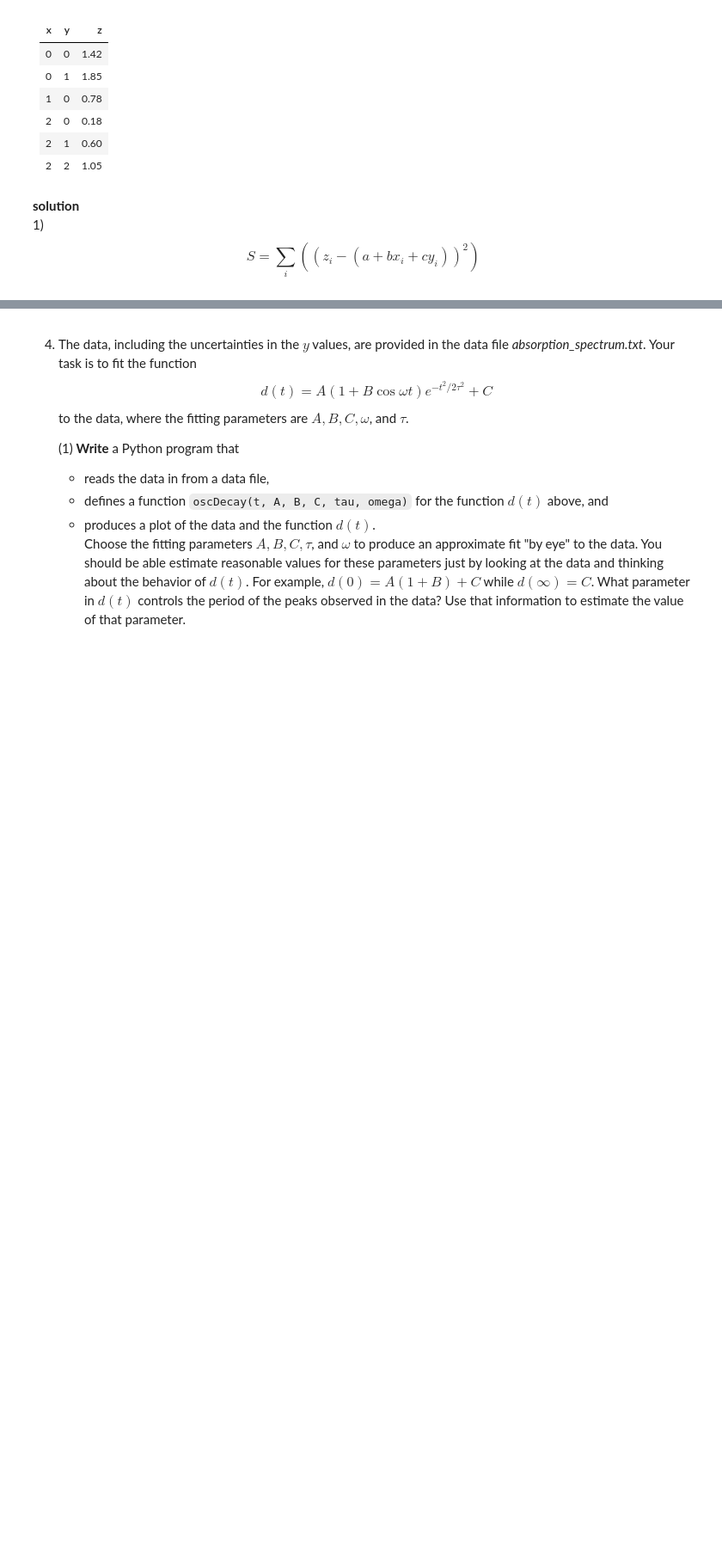
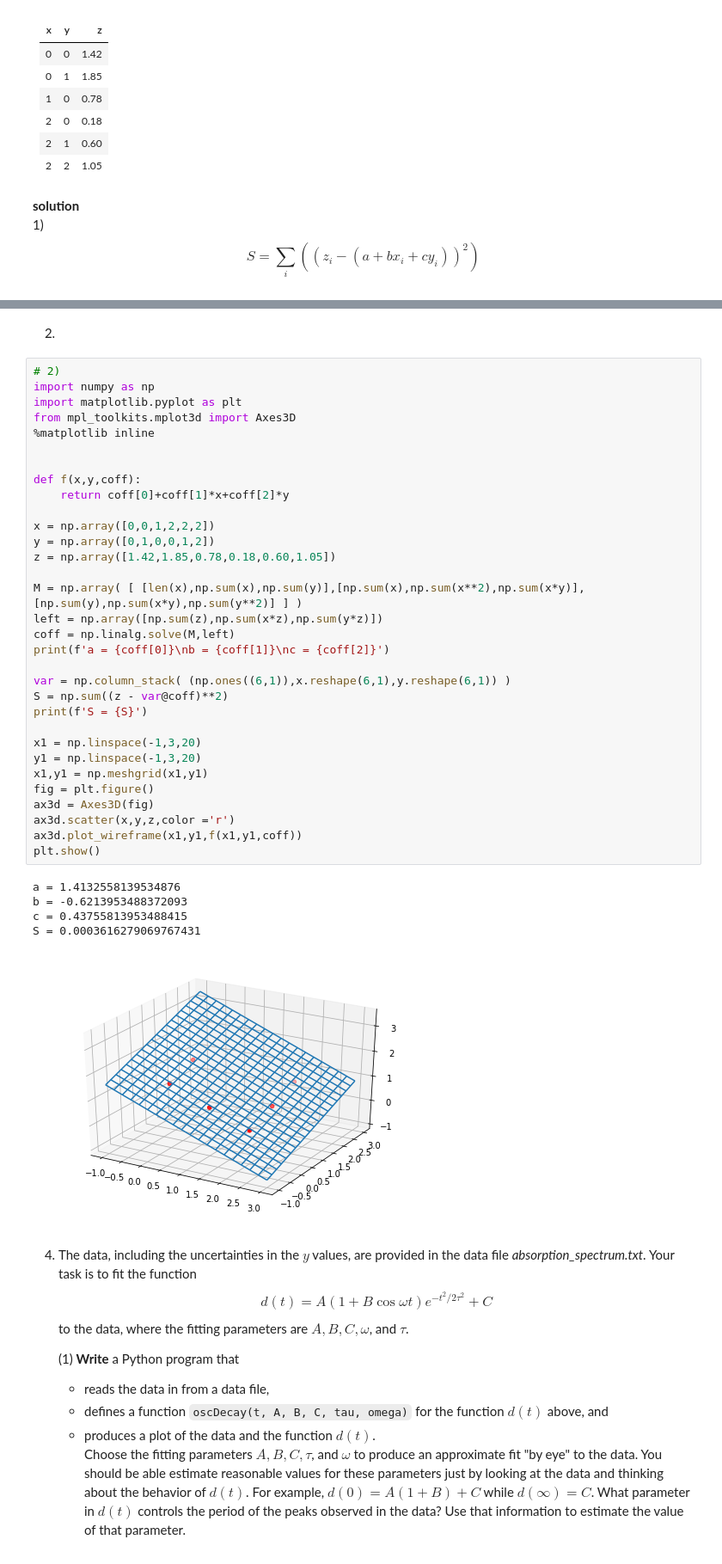
Before and after one commit to Little-old-brother-team/GroupWork, a Jupyter notebook: Week8/Week8_HJH.ipynb, the cells around one changed output, grey strips where cells are left out. Shown at 86% size. Cells and saved outputs as stored; diff of their text form; blank space fills up the shorter version.

```diff
--- a/Week8/Week8_HJH.ipynb
+++ b/Week8/Week8_HJH.ipynb
@@ -162,3 +186,43 @@ $$\frac{\partial S}{\partial a} = -\sum_{i}2(z-(a+bx_i+cx_i))$$
+# %% [markdown]
+2)
+# %%
+# 2)
+import numpy as np
+import matplotlib.pyplot as plt
+from mpl_toolkits.mplot3d import Axes3D
+%matplotlib inline
+
+
+def f(x,y,coff):
+    return coff[0]+coff[1]*x+coff[2]*y
+
+x = np.array([0,0,1,2,2,2])
+y = np.array([0,1,0,0,1,2])
+z = np.array([1.42,1.85,0.78,0.18,0.60,1.05])
+
+M = np.array( [ [len(x),np.sum(x),np.sum(y)],[np.sum(x),np.sum(x**2),np.sum(x*y)],[np.sum(y),np.sum(x*y),np.sum(y**2)] ] )
+left = np.array([np.sum(z),np.sum(x*z),np.sum(y*z)])
+coff = np.linalg.solve(M,left)
+print(f'a = {coff[0]}\nb = {coff[1]}\nc = {coff[2]}')
+
+var = np.column_stack( (np.ones((6,1)),x.reshape(6,1),y.reshape(6,1)) )
+S = np.sum((z - var@coff)**2)
+print(f'S = {S}')
+
+x1 = np.linspace(-1,3,20)
+y1 = np.linspace(-1,3,20)
+x1,y1 = np.meshgrid(x1,y1)
+fig = plt.figure()
+ax3d = Axes3D(fig)
+ax3d.scatter(x,y,z,color ='r')
+ax3d.plot_wireframe(x1,y1,f(x1,y1,coff))
+plt.show()
+# %% [output]
+a = 1.4132558139534876
+b = -0.6213953488372093
+c = 0.43755813953488415
+S = 0.0003616279069767431
+[figure, added]
 # %% [markdown]
 4. The data, including the uncertainties in the $y$ values, are provided in the data file *absorption_spectrum.txt*. Your task is to fit the function
     $$
```
Also changed, not shown: parts of 6 cells of this notebook.
